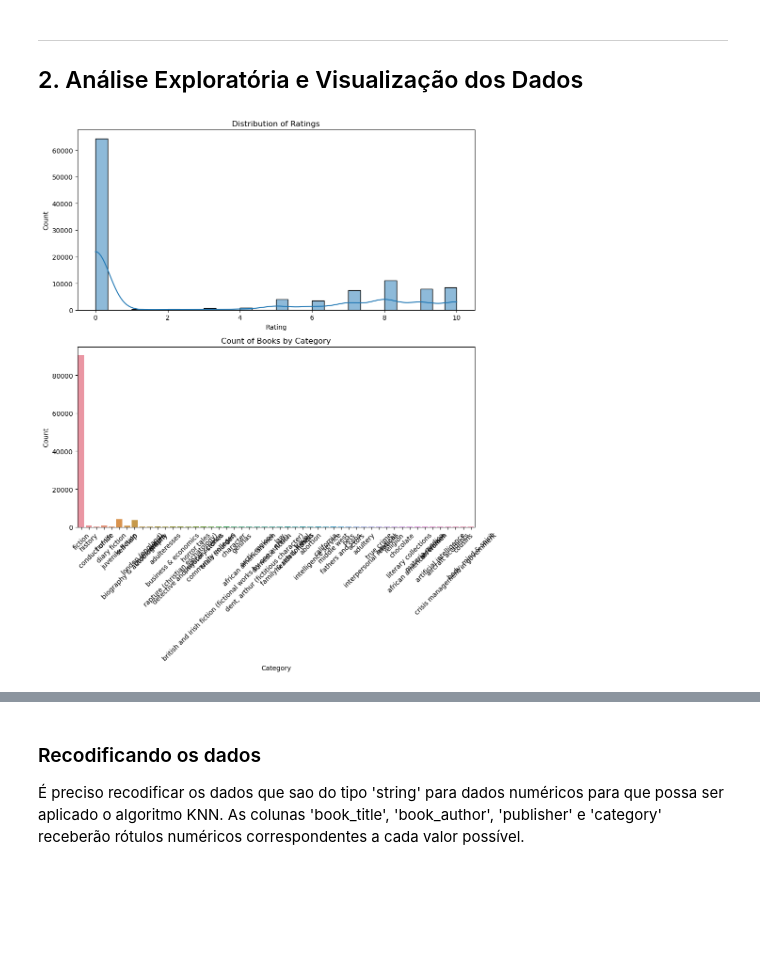
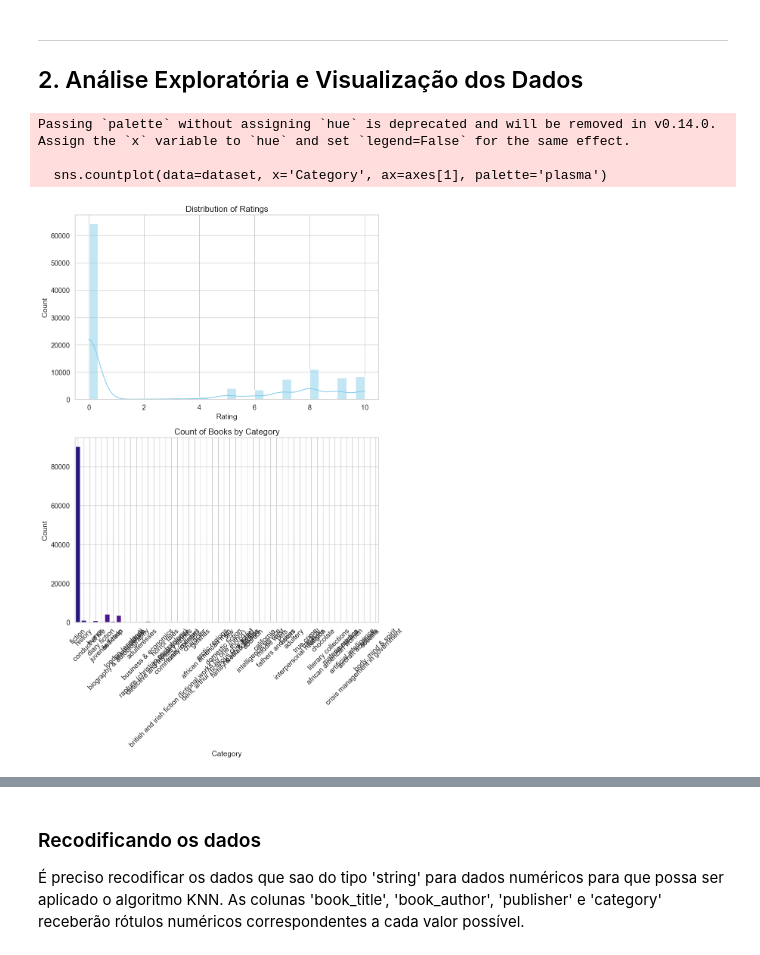
Before and after one commit to joaopcvieira/CMC-13, a Jupyter notebook: main.ipynb, the cells around one changed output, grey strips where cells are left out. Saved outputs shown, nothing was run; the diff lists cells and outputs as text; code cells hidden in the pictures; blank space fills up the shorter version.

Commit message:
beautify graphs

```diff
--- a/main.ipynb
+++ b/main.ipynb
@@ -159,6 +161,9 @@ dataset['Category'] = dataset['Category'].str.replace("'",'')
 
 # Aplicar a função lower() à coluna Category para trocar letras maiusculas por minusculas como 'HISTORY' e 'FICTION'
 dataset['Category'] = dataset['Category'].str.lower()
+
+# Set all 'fiction' like caregories into "fiction"
+dataset['Category'] = dataset['Category'].str.replace('fiction','fiction')
 # %%
 # Vamos avaliar por autor e editora agora
 print(dataset['book_author'].value_counts())
@@ -188,26 +193,31 @@ Name: count, Length: 126, dtype: int64
 ---
 ## 2. Análise Exploratória e Visualização dos Dados
 # %%
-import matplotlib.pyplot as plt
-import seaborn as sns
+# Setting a consistent style
+sns.set_theme(style="whitegrid", palette="pastel", font_scale=1.2)
 
 # Visualize the distribution of ratings and count of books by category
-fig, axes = plt.subplots(2, 1, figsize=(10, 12))
+fig, axes = plt.subplots(2, 1, figsize=(10, 15))
 
 # Distribution of ratings
-sns.histplot(data=dataset, x='rating', kde=True, ax=axes[0])
-axes[0].set_title('Distribution of Ratings')
-axes[0].set_xlabel('Rating')
-axes[0].set_ylabel('Count')
+sns.histplot(data=dataset, x='rating', kde=True, ax=axes[0], color='skyblue')
+axes[0].set_title('Distribution of Ratings', fontsize=16)
+axes[0].set_xlabel('Rating', fontsize=14)
+axes[0].set_ylabel('Count', fontsize=14)
+axes[0].grid(True)
 
 # Count of books by category
-sns.countplot(data=dataset, x='Category', ax=axes[1])
-axes[1].set_title('Count of Books by Category')
-axes[1].set_xlabel('Category')
-axes[1].set_ylabel('Count')
+sns.countplot(data=dataset, x='Category', ax=axes[1], palette='plasma')
+axes[1].set_title('Count of Books by Category', fontsize=16)
+axes[1].set_xlabel('Category', fontsize=14)
+axes[1].set_ylabel('Count', fontsize=14)
 axes[1].tick_params(axis='x', rotation=45)
+axes[1].grid(True)
 
 plt.tight_layout()
 plt.show()
 # %% [output]
+Passing `palette` without assigning `hue` is deprecated and will be removed in v0.14.0. Assign the `x` variable to `hue` and set `legend=False` for the same effect.
+
+  sns.countplot(data=dataset, x='Category', ax=axes[1], palette='plasma')
-[figure, old version]
+[figure, new version]
```
Also changed, not shown: parts of 3 cells of this notebook.
